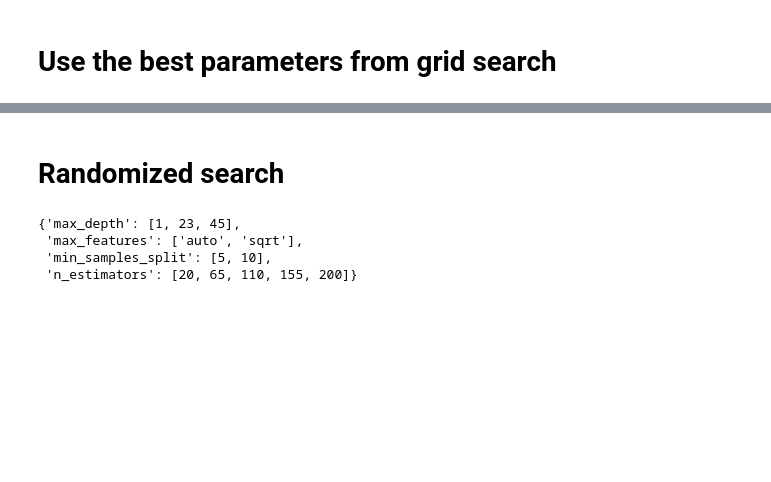
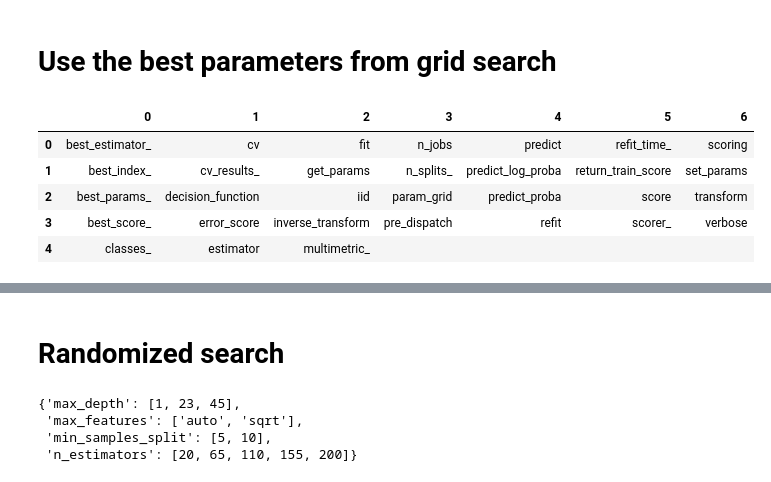
Before and after one commit to bhishanpdl/Project_House_Price_Prediction, a Jupyter notebook: notebooks/c04_regression_modelling_random_forest.ipynb, the cells around one changed output, grey strips where cells are left out. Drawn from its saved outputs; the diff is of its cells as text; code cells hidden in the pictures; blank space fills up the shorter version.

Commit message:
edited random forest

```diff
--- a/notebooks/c04_regression_modelling_random_forest.ipynb
+++ b/notebooks/c04_regression_modelling_random_forest.ipynb
@@ -26,4 +30,30 @@ from sklearn.model_selection import cross_val_score
 # %%
+def show_method_attributes(obj, ncols=7,start=None, inside=None):
+    """ Show all the attributes of a given method.
+    Example:
+    ========
+    show_method_attributes(list)
+     """
+    lst = [elem for elem in dir(obj) if elem[0]!='_' ]
+    lst = [elem for elem in lst
+           if elem not in 'os np pd sys time psycopg2'.split() ]
+
+    if isinstance(start,str):
+        lst = [elem for elem in lst if elem.startswith(start)]
+
+    if isinstance(start,tuple) or isinstance(start,list):
+        lst = [elem for elem in lst for start_elem in start
+               if elem.startswith(start_elem)]
+
+    if isinstance(inside,str):
+        lst = [elem for elem in lst if inside in elem]
+
+    if isinstance(inside,tuple) or isinstance(inside,list):
+        lst = [elem for elem in lst for inside_elem in inside
+               if inside_elem in elem]
+
+    return pd.DataFrame(np.array_split(lst,ncols)).T.fillna('')
+
 def adjustedR2(rsquared,nrows,kcols):
     return rsquared- (kcols-1)/(nrows-kcols) * (1-rsquared)
 
@@ -145,15 +175,18 @@ ytrain = train[target].values.ravel()
 Xtest = test[features].values
 ytest = test[target].values.ravel()
 # %%
+%%time
 from sklearn.model_selection import GridSearchCV
 
-model = RandomForestRegressor()
+model = RandomForestRegressor(random_state=random_state,n_jobs=-1)
 
 
 param_grid = [
-{'n_estimators': np.arange(20,60,20),
- 'max_features': [2, len(features)],
+{'n_estimators': np.arange(20,100,10),
+ 'max_features': ['sqrt', 'auto', len(features)],
  'max_depth': [10, 50, None],
+ 'min_samples_split': [2,5,10],
+ 'min_samples_leaf': [1,2,4],
  'bootstrap': [True, False]}
 ]
 
@@ -165,4 +198,6 @@ grid_search_forest = GridSearchCV(model,
                                   verbose=2)
 
 grid_search_forest.fit(Xtrain, ytrain)
+# this takes very long time, comment this after use
+# save the pickled result and load the pickle.
 # %% [output]
@@ -192,2 +221,11 @@ GridSearchCV(cv=5, error_score='raise-deprecating',
 # %% [markdown]
 # Use the best parameters from grid search
+# %%
+show_method_attributes(grid_search_forest)
+# %% [output]
+|  | 0 | 1 | 2 | 3 | 4 | 5 | 6 |
+| 0 | best_estimator_ | cv | fit | n_jobs | predict | refit_time_ | scoring |
+| 1 | best_index_ | cv_results_ | get_params | n_splits_ | predict_log_proba | return_train_score | set_params |
+| 2 | best_params_ | decision_function | iid | param_grid | predict_proba | score | transform |
+| 3 | best_score_ | error_score | inverse_transform | pre_dispatch | refit | scorer_ | verbose |
+| 4 | classes_ | estimator | multimetric_ |  |  |  |  |
```
Also changed, not shown: parts of 12 cells of this notebook.
